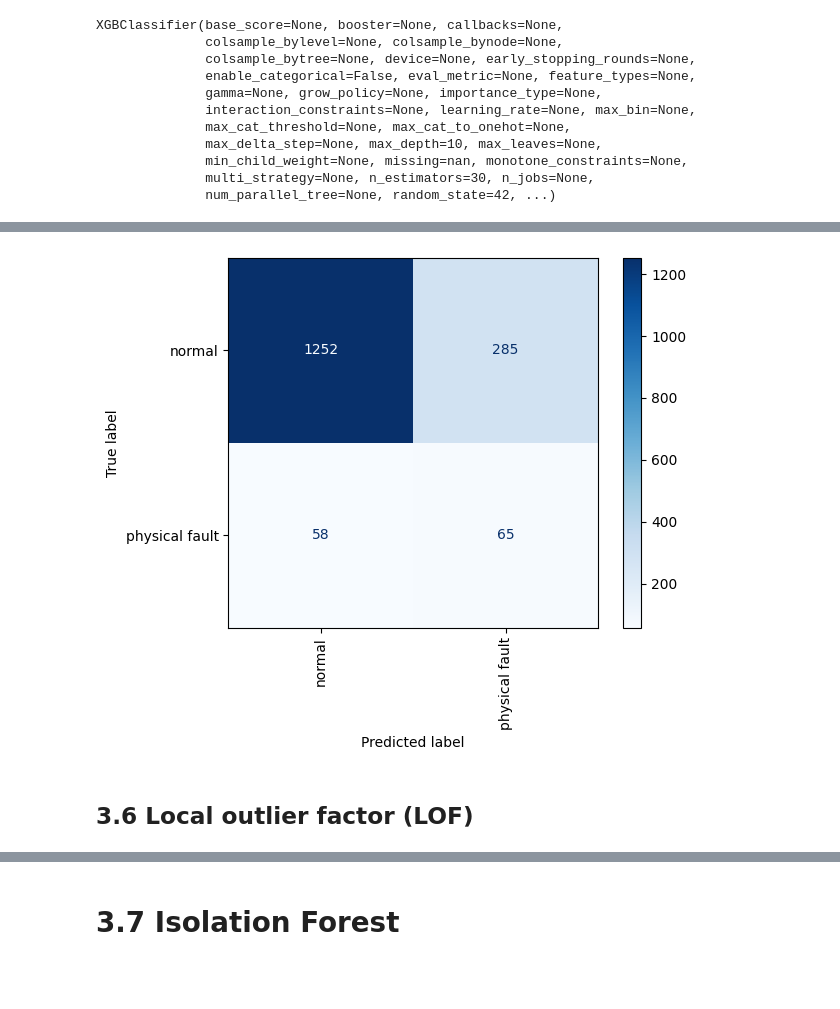
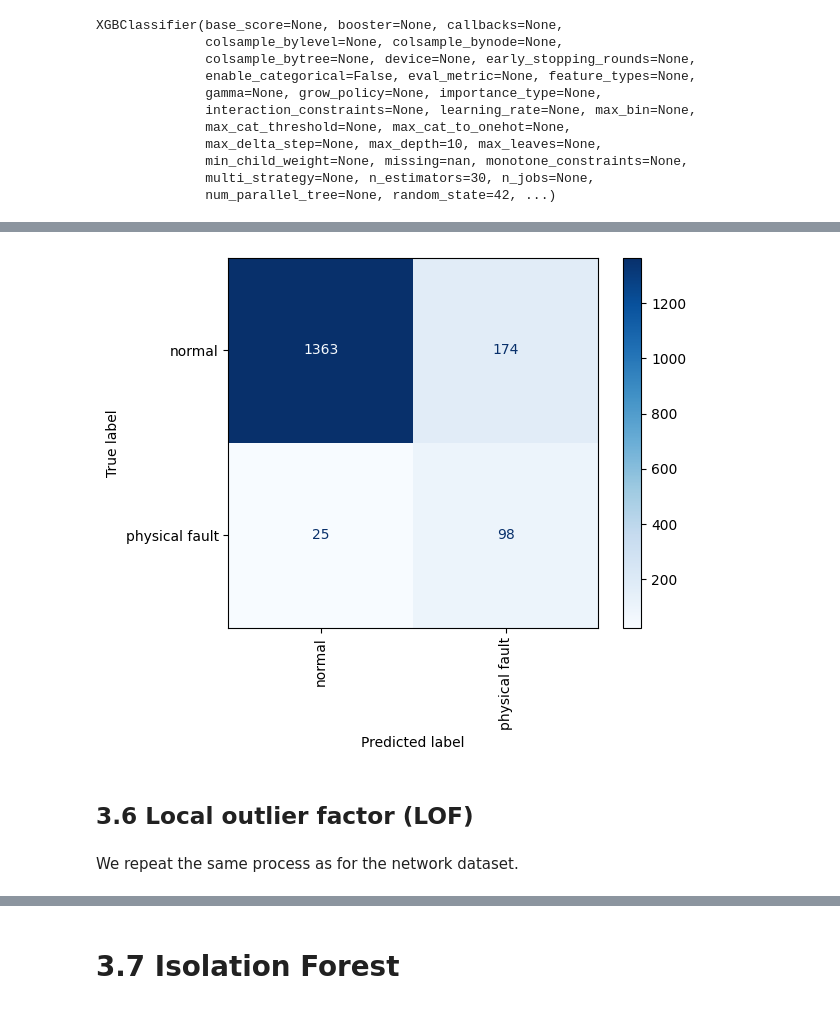
Before and after one commit to vladoodidoo/Leclerc_SXXI, a Jupyter notebook: benchmark_models.ipynb, the cells around one changed output, grey strips where cells are left out. Cells and saved outputs as stored; diff of their text form; code cells hidden in the pictures; blank space fills up the shorter version.

```diff
--- a/benchmark_models.ipynb
+++ b/benchmark_models.ipynb
@@ -461,6 +594,6 @@ pretty_print_report(report)
 # %%
-plot_confusion_matrix(y_test_physical, label_encoder.inverse_transform(xgb_preds), label_encoder.classes_)
+evaluation_plot(y_test_physical, label_encoder.inverse_transform(xgb_preds), label_encoder.classes_)
 # %% [output]
-[figure, old version]
+[figure, new version]
 # %% [markdown]
 ## 3.6 Local outlier factor (LOF)
@@ -468,0 +602,2 @@ lof_preds = lof(X_train_physical, contamination=0.1)
+# %% [markdown]
+We repeat the same process as for the network dataset.
```
Also changed, not shown: parts of 71 cells of this notebook.
